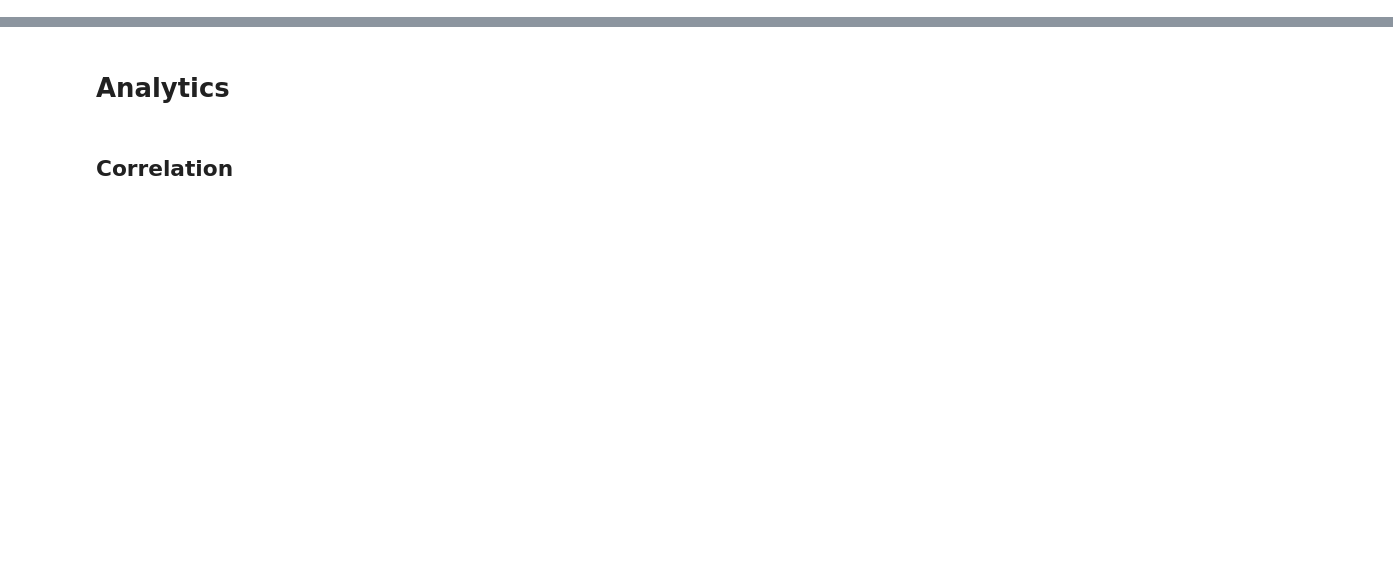
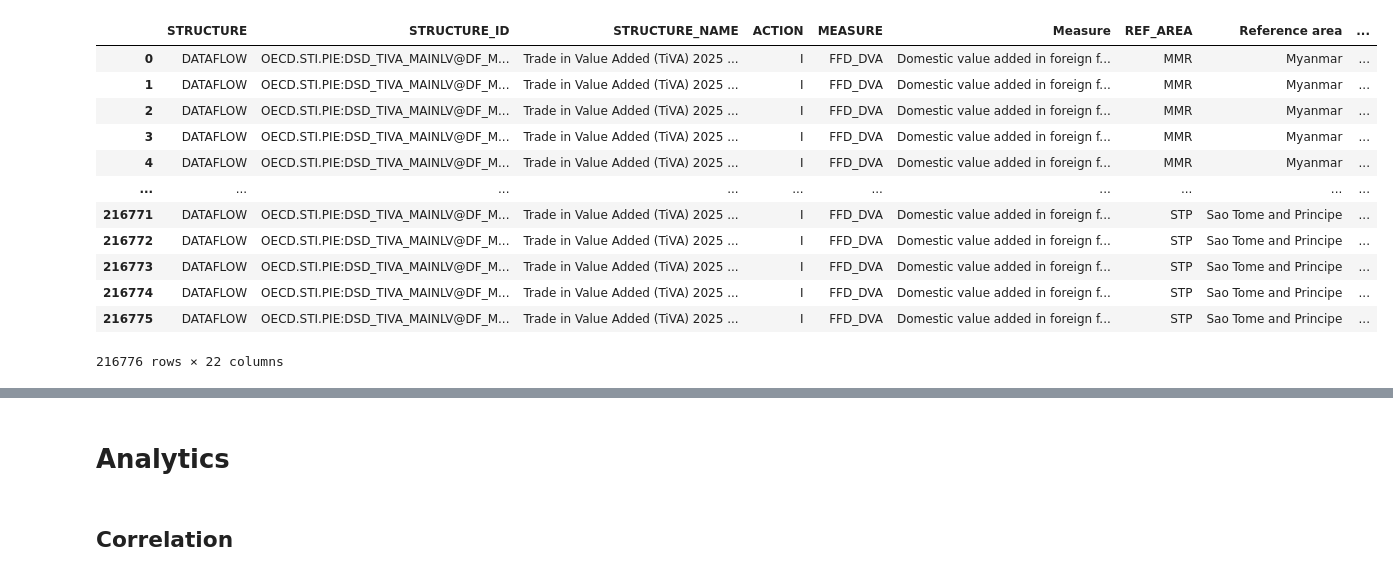
Before and after one commit to yomisamadesu/DS_ML_Project_colab-integrartion, a Jupyter notebook: DSML1/data_inspection.ipynb, the cells around one changed output, grey strips where cells are left out. Drawn from its saved outputs; the diff is of its cells as text; code cells hidden in the pictures; blank space fills up the shorter version.

```diff
--- a/DSML1/data_inspection.ipynb
+++ b/DSML1/data_inspection.ipynb
@@ -144,0 +27,17 @@ overview
+# %%
+group_4 = pd.read_csv('Datasets/OECD_CSV_Version_OECD.STI.PIE,DSD_TIVA_MAINLV@DF_MAINLV,1.1+FFD_DVA...W..A.csv')
+group_4
+# %% [output]
+|  | STRUCTURE | STRUCTURE_ID | STRUCTURE_NAME | ACTION | MEASURE | Measure | REF_AREA | Reference area | ... |
+| 0 | DATAFLOW | OECD.STI.PIE:DSD_TIVA_MAINLV@DF_M... | Trade in Value Added (TiVA) 2025 ... | I | FFD_DVA | Domestic value added in foreign f... | MMR | Myanmar | ... |
+| 1 | DATAFLOW | OECD.STI.PIE:DSD_TIVA_MAINLV@DF_M... | Trade in Value Added (TiVA) 2025 ... | I | FFD_DVA | Domestic value added in foreign f... | MMR | Myanmar | ... |
+| 2 | DATAFLOW | OECD.STI.PIE:DSD_TIVA_MAINLV@DF_M... | Trade in Value Added (TiVA) 2025 ... | I | FFD_DVA | Domestic value added in foreign f... | MMR | Myanmar | ... |
+| 3 | DATAFLOW | OECD.STI.PIE:DSD_TIVA_MAINLV@DF_M... | Trade in Value Added (TiVA) 2025 ... | I | FFD_DVA | Domestic value added in foreign f... | MMR | Myanmar | ... |
+| 4 | DATAFLOW | OECD.STI.PIE:DSD_TIVA_MAINLV@DF_M... | Trade in Value Added (TiVA) 2025 ... | I | FFD_DVA | Domestic value added in foreign f... | MMR | Myanmar | ... |
+| ... | ... | ... | ... | ... | ... | ... | ... | ... | ... |
+| 216771 | DATAFLOW | OECD.STI.PIE:DSD_TIVA_MAINLV@DF_M... | Trade in Value Added (TiVA) 2025 ... | I | FFD_DVA | Domestic value added in foreign f... | STP | Sao Tome and Principe | ... |
+| 216772 | DATAFLOW | OECD.STI.PIE:DSD_TIVA_MAINLV@DF_M... | Trade in Value Added (TiVA) 2025 ... | I | FFD_DVA | Domestic value added in foreign f... | STP | Sao Tome and Principe | ... |
+| 216773 | DATAFLOW | OECD.STI.PIE:DSD_TIVA_MAINLV@DF_M... | Trade in Value Added (TiVA) 2025 ... | I | FFD_DVA | Domestic value added in foreign f... | STP | Sao Tome and Principe | ... |
+| 216774 | DATAFLOW | OECD.STI.PIE:DSD_TIVA_MAINLV@DF_M... | Trade in Value Added (TiVA) 2025 ... | I | FFD_DVA | Domestic value added in foreign f... | STP | Sao Tome and Principe | ... |
+| 216775 | DATAFLOW | OECD.STI.PIE:DSD_TIVA_MAINLV@DF_M... | Trade in Value Added (TiVA) 2025 ... | I | FFD_DVA | Domestic value added in foreign f... | STP | Sao Tome and Principe | ... |
+216776 rows × 22 columns
```
Also changed, not shown: parts of 24 cells of this notebook, 10 other files.
